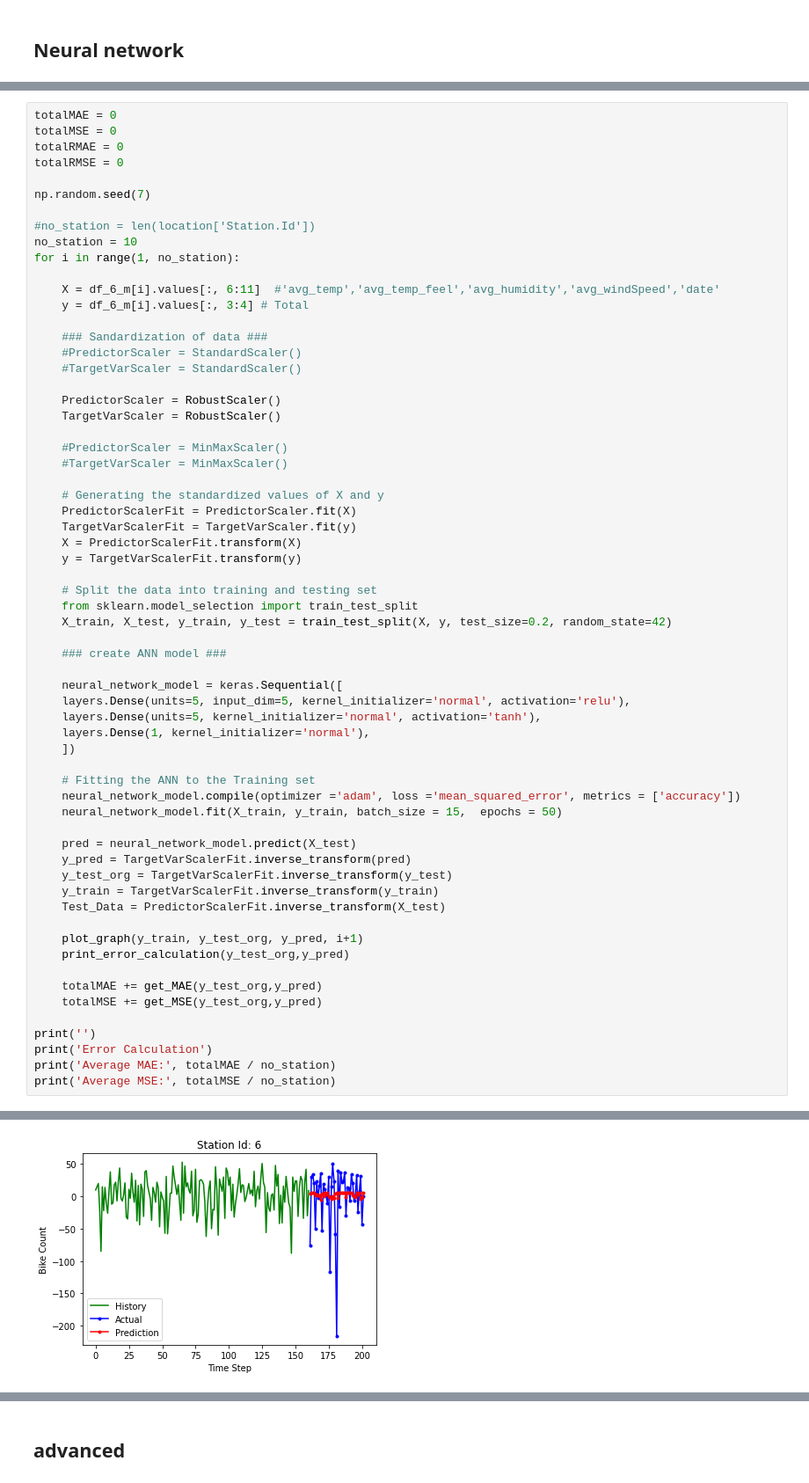
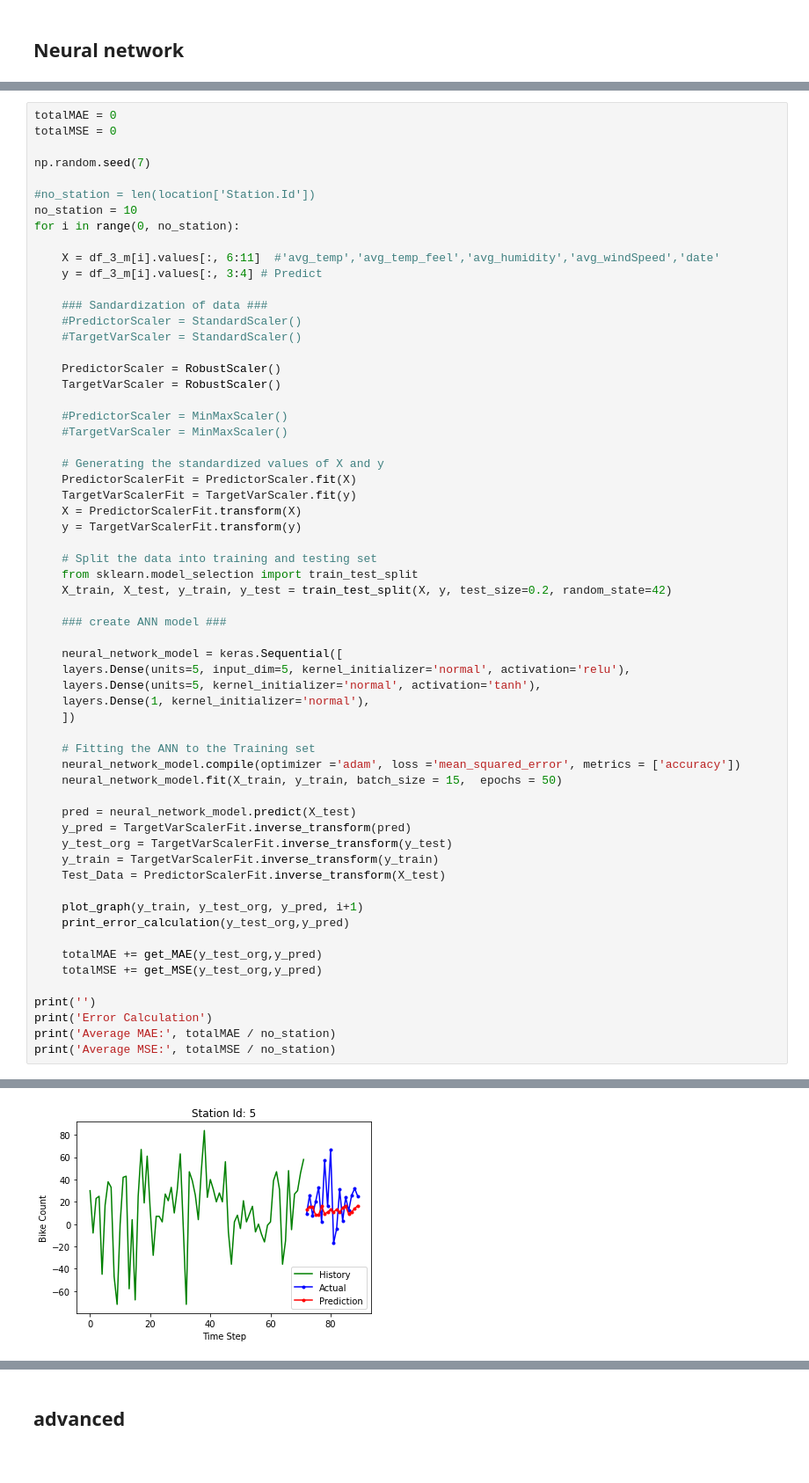
Before and after one commit to hchae0817/final_project, a Jupyter notebook: bike_Neural_Network.ipynb, the cells around one changed output, grey strips where cells are left out. Shown at 88% size. Drawn from its saved outputs; the diff is of its cells as text.

```diff
--- a/bike_Neural_Network.ipynb
+++ b/bike_Neural_Network.ipynb
@@ -247,17 +176,15 @@ from sklearn.preprocessing import MinMaxScaler
 # %%
 totalMAE = 0
 totalMSE = 0
-totalRMAE = 0
-totalRMSE = 0
 
 np.random.seed(7)
 
 #no_station = len(location['Station.Id'])
 no_station = 10
-for i in range(1, no_station):
+for i in range(0, no_station):
 
-    X = df_6_m[i].values[:, 6:11]  #'avg_temp','avg_temp_feel','avg_humidity','avg_windSpeed','date'
-    y = df_6_m[i].values[:, 3:4] # Total
+    X = df_3_m[i].values[:, 6:11]  #'avg_temp','avg_temp_feel','avg_humidity','avg_windSpeed','date'
+    y = df_3_m[i].values[:, 3:4] # Predict
 
     ### Sandardization of data ###
     #PredictorScaler = StandardScaler()
@@ -402 +329 @@ WARNING:tensorflow:5 out of the last 9 calls to <function Model.make_predict_fun
-[figure, old version]
+[figure, new version]
```
Also changed, not shown: parts of 17 cells of this notebook.
